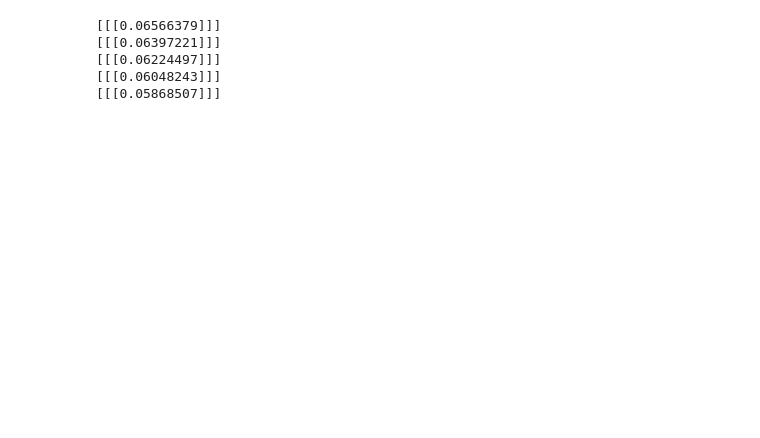
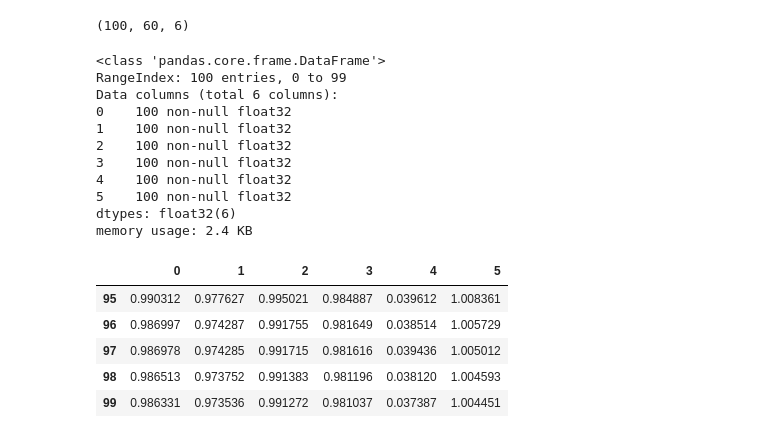
Before and after one commit to mk24934/cosi-149b-project2, a Jupyter notebook: stock_prediction-MJ.ipynb, the cells around one changed output. Saved outputs shown, nothing was run; the diff lists cells and outputs as text; code cells hidden in the pictures; blank space fills up the shorter version.

```diff
--- a/stock_prediction-MJ.ipynb
+++ b/stock_prediction-MJ.ipynb
@@ -43,6 +29,7 @@ training_set.head()
 # %%
-# Feature Scaling
+training_set = df.drop(['id'], axis=1)
+column = df['adjusted_open'].count()
 sc = MinMaxScaler(feature_range = (0, 1))
 training_set_scaled = sc.fit_transform(training_set)
-training_set_scaled.shape
+print(training_set_scaled[column-10:])
 # %% [output]
@@ -50,12 +45,0 @@ training_set_scaled.shape
-# %%
-# Creating a data structure with 60 timesteps and 1 output
-X_train = []
-y_train = []
-for i in range(0, column):
-    X_train.append(training_set_scaled[i, :])
-    y_train.append(training_set_scaled[i, :])
-X_train, y_train = np.array(X_train), np.array(y_train)
-
-# Reshaping
-X_train = np.reshape(X_train, (X_train.shape[0], X_train.shape[1], 1))
-X_train.shape
@@ -135,8 +46,35 @@ def moving_test_window_preds(n_future_preds):
-# %%
-preds_moving = moving_test_window_preds(5)
-# %% [output]
-[[[0.06566379]]]
-[[[0.06397221]]]
-[[[0.06224497]]]
-[[[0.06048243]]]
-[[[0.05868507]]]
+# %%
+X_test = []
+y_test = []
+regressor = load_model('test2.h5')
+for i in range(column-100, column):
+    X_test.append(training_set_scaled[i-60:i, :])
+    y_test.append(training_set_scaled[i, :])
+X_test = np.array(X_test)
+print(X_test.shape)
+X_test = np.reshape(X_test, (X_test.shape[0], X_test.shape[1], 6))
+y_predicted = regressor.predict(X_test)
+# %% [output]
+(100, 60, 6)
+# %%
+y_predicted = pd.DataFrame(y_predicted)
+y_predicted.info()
+y_predicted.tail()
+# %% [output]
+<class 'pandas.core.frame.DataFrame'>
+RangeIndex: 100 entries, 0 to 99
+Data columns (total 6 columns):
+0    100 non-null float32
+1    100 non-null float32
+2    100 non-null float32
+3    100 non-null float32
+4    100 non-null float32
+5    100 non-null float32
+dtypes: float32(6)
+memory usage: 2.4 KB
+|  | 0 | 1 | 2 | 3 | 4 | 5 |
+| 95 | 0.990312 | 0.977627 | 0.995021 | 0.984887 | 0.039612 | 1.008361 |
+| 96 | 0.986997 | 0.974287 | 0.991755 | 0.981649 | 0.038514 | 1.005729 |
+| 97 | 0.986978 | 0.974285 | 0.991715 | 0.981616 | 0.039436 | 1.005012 |
+| 98 | 0.986513 | 0.973752 | 0.991383 | 0.981196 | 0.038120 | 1.004593 |
+| 99 | 0.986331 | 0.973536 | 0.991272 | 0.981037 | 0.037387 | 1.004451 |
```
Also changed, not shown: parts of 18 cells of this notebook.
